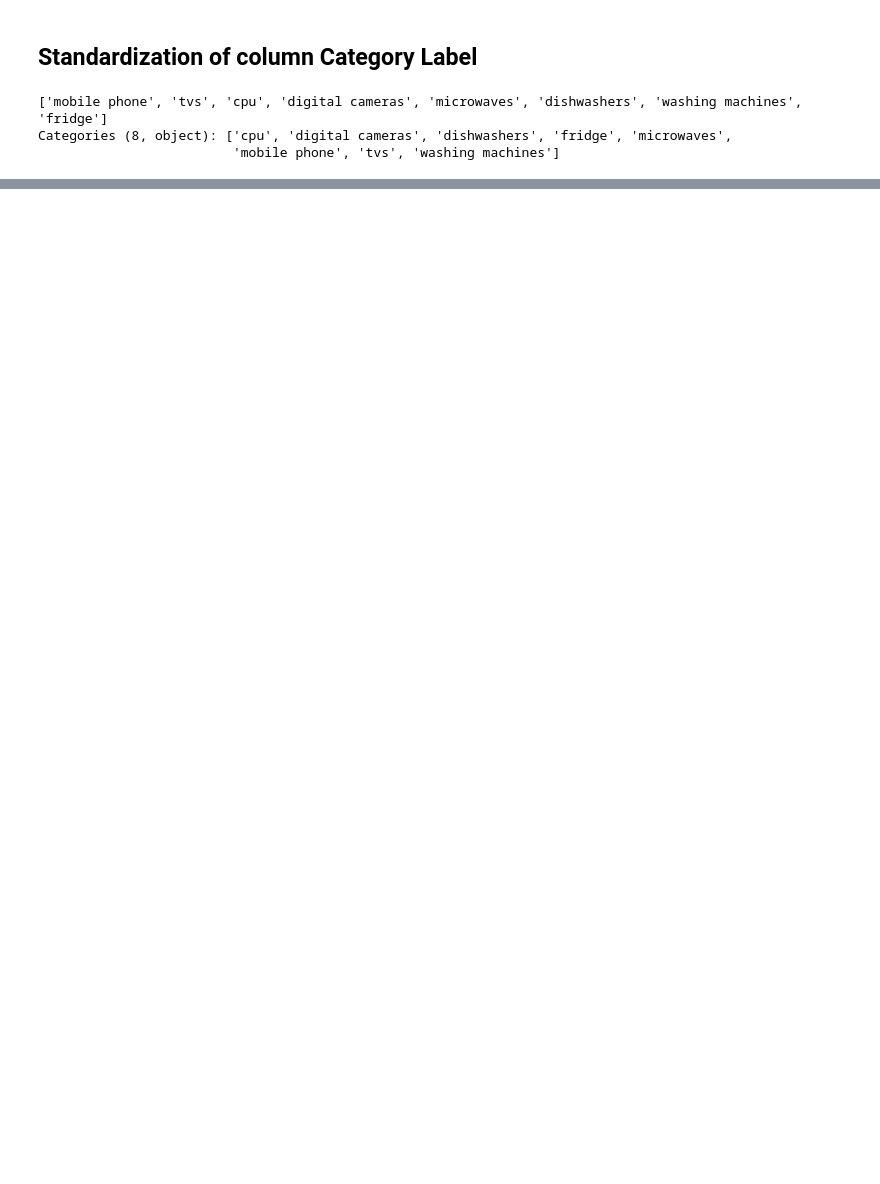
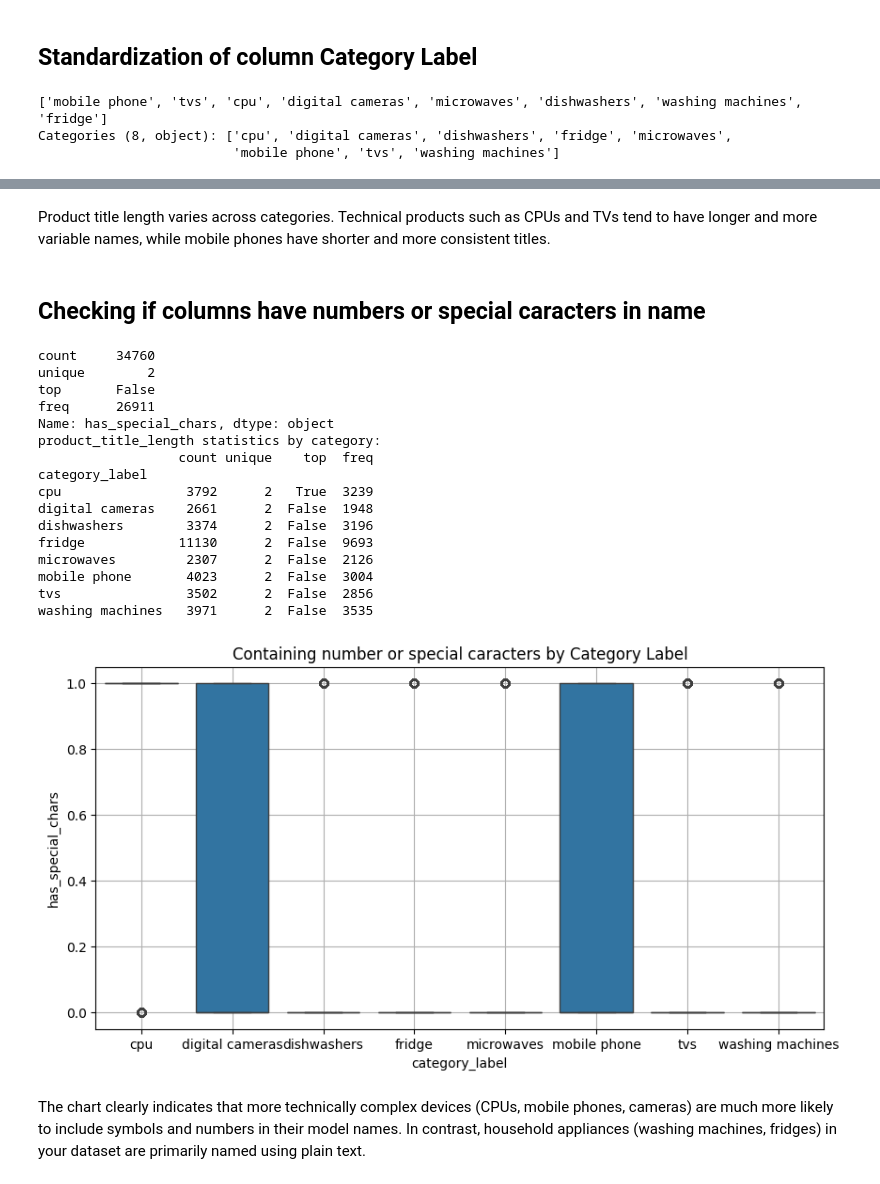
Before and after one commit to JelenaMaxVicovac/ml_final_task, a Jupyter notebook: notebook/Jelena_Maksimovic_Vicovac_final_task.ipynb, the cells around one changed output, grey strips where cells are left out. Cells and saved outputs as stored; diff of their text form; code cells hidden in the pictures; blank space fills up the shorter version.

```diff
--- a/notebook/Jelena_Maksimovic_Vicovac_final_task.ipynb
+++ b/notebook/Jelena_Maksimovic_Vicovac_final_task.ipynb
@@ -246,0 +311,48 @@ Categories (8, object): ['cpu', 'digital cameras', 'dishwashers', 'fridge', 'mic
+# %% [markdown]
+Product title length varies across categories. Technical products such as CPUs and TVs tend to have longer and more variable names, while mobile phones have shorter and more consistent titles.
+# %% [markdown]
+## Checking if columns have numbers or special caracters in name
+# %%
+
+df['has_numbers'] = df['product_title'].str.contains(r'\d', regex=True)
+df['has_special_chars'] = df['product_title'].str.contains(r'[^a-zA-Z0-9\s]', regex=True)
+df['title_content_check'] = (
+    df['has_numbers'].map({True: 'numbers', False: ''}) +
+    df['has_special_chars'].map({True: ' special_chars', False: ''})
+).str.strip()
+
+# basic stats
+print(df['has_special_chars'].describe())
+
+# Group by category and describe has_special_chars
+print("product_title_length statistics by category:")
+print(df.groupby('category_label', observed=False)['has_special_chars'].describe())
+
+# Visualization
+plt.figure(figsize=(10, 5))
+sns.boxplot(data=df, x='category_label', y='has_special_chars')
+plt.title("Containing number or special caracters by Category Label")
+plt.xlabel("category_label")
+plt.ylabel("has_special_chars")
+plt.grid(True)
+plt.show()
+# %% [output]
+count     34760
+unique        2
+top       False
+freq      26911
+Name: has_special_chars, dtype: object
+product_title_length statistics by category:
+                  count unique    top  freq
+category_label
+cpu                3792      2   True  3239
+digital cameras    2661      2  False  1948
+dishwashers        3374      2  False  3196
+fridge            11130      2  False  9693
+microwaves         2307      2  False  2126
+mobile phone       4023      2  False  3004
+tvs                3502      2  False  2856
+washing machines   3971      2  False  3535
+[figure, added]
+# %% [markdown]
+The chart clearly indicates that more technically complex devices (CPUs, mobile phones, cameras) are much more likely to include symbols and numbers in their model names. In contrast, household appliances (washing machines, fridges) in your dataset are primarily named using plain text.
```
Also changed, not shown: parts of 10 cells of this notebook.
